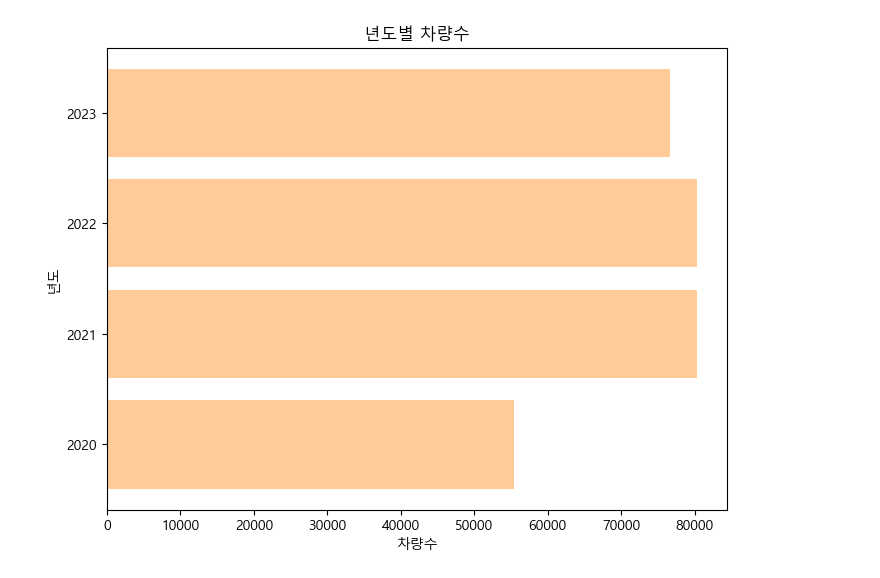
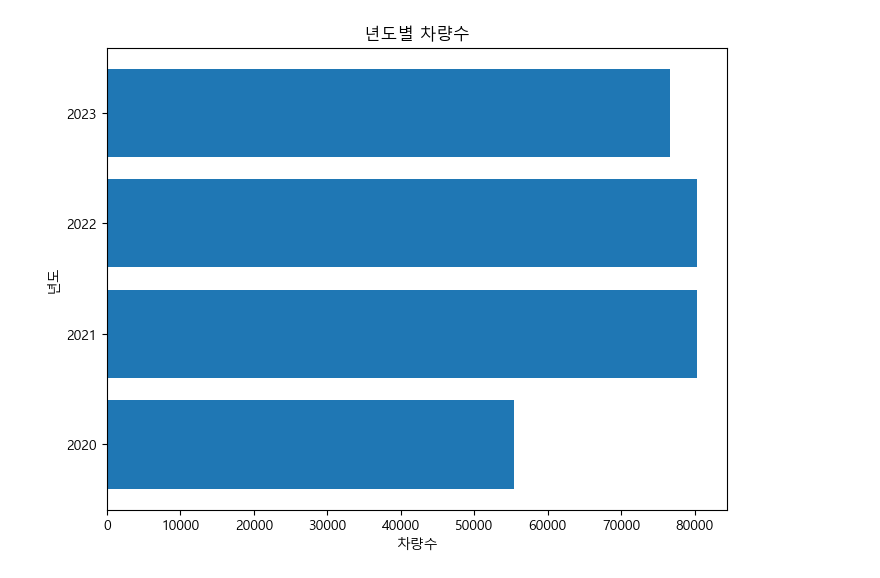
Before and after one commit to Gwangya-Data-Analysi-data/Traffic-Safety, a Jupyter notebook: 교통혼잡 및 불법주정차데이터/chart/car_increased.ipynb, the cells around one changed output. Drawn from its saved outputs; the diff is of its cells as text; code cells hidden in the pictures.

```diff
--- a/교통혼잡 및 불법주정차데이터/chart/car_increased.ipynb
+++ b/교통혼잡 및 불법주정차데이터/chart/car_increased.ipynb
@@ -50,19 +50,19 @@ year_data = {
 # %%
 # 딕셔너리를 데이터프레임으로 변환 (시각화를 위한 정리)
 df_year = pd.DataFrame(list(year_data.items()), columns=['년도', '차량수'])
 
 # 한글 폰트 설정 (환경에 따라 폰트 설정 필요)
 plt.rcParams['font.family'] = 'Malgun Gothic'
 plt.rcParams['axes.unicode_minus'] = False
 
 # 가로 막대 그래프 그리기
 plt.figure(figsize=(8,6))
-plt.barh(df_year['년도'], df_year['차량수'], color="#FFCC99")
+plt.barh(df_year['년도'], df_year['차량수'])
 plt.xlabel("차량수")
 plt.ylabel("년도")
 plt.title("년도별 차량수")
 # plt.show()
 
 plt.savefig(file_image_traffic, format="png", dpi=300)
 # %% [output]
-[figure, old version]
+[figure, new version]
```
Also changed, not shown: 35 other files.
